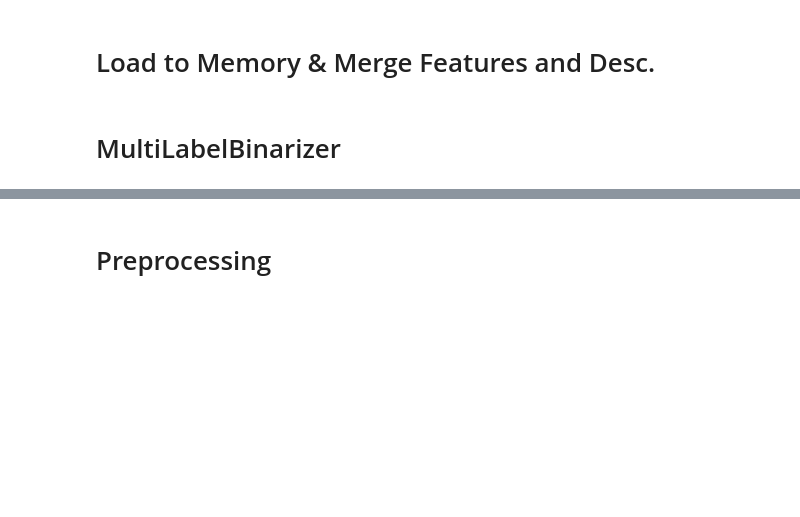
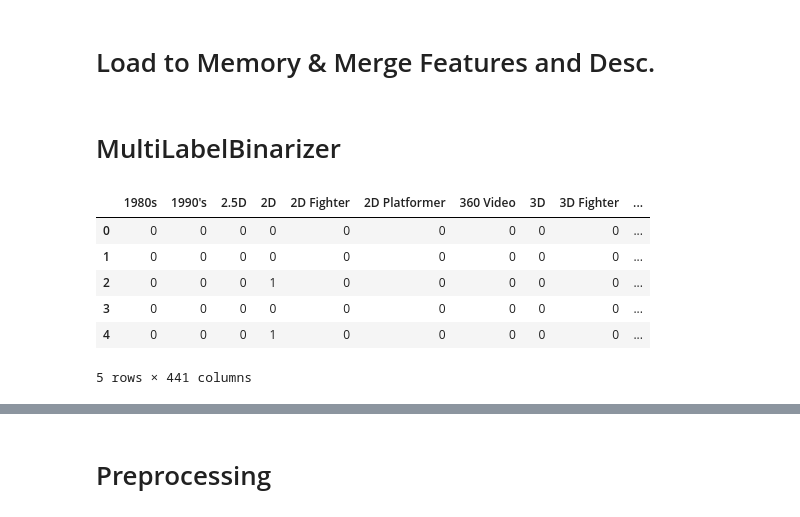
Before and after one commit to nicklus-14/game-recommendation-system, a Jupyter notebook: feature_engineering_and_similarity.ipynb, the cells around one changed output, grey strips where cells are left out. Cells and saved outputs as stored; diff of their text form; code cells hidden in the pictures; blank space fills up the shorter version.

Commit message:
tags_df.head

```diff
--- a/feature_engineering_and_similarity.ipynb
+++ b/feature_engineering_and_similarity.ipynb
@@ -33,7 +33,7 @@ metadata_df = None
 # %% [markdown]
 # MultiLabelBinarizer
 # %%
-# df = pd.read_csv('Altered CSVs/merged_game_data.csv')
+df = pd.read_csv('Altered CSVs/merged_game_data.csv')
 # %%
 mlb = MultiLabelBinarizer()
 
@@ -45,3 +45,13 @@ tag_matrix = mlb.fit_transform(df['tags'])
 tags_df = pd.DataFrame(tag_matrix, columns=mlb.classes_)
 
 df = pd.concat([df, tags_df], axis=1)
+# %%
+tags_df.head(5)
+# %% [output]
+|  | 1980s | 1990's | 2.5D | 2D | 2D Fighter | 2D Platformer | 360 Video | 3D | 3D Fighter | ... |
+| 0 | 0 | 0 | 0 | 0 | 0 | 0 | 0 | 0 | 0 | ... |
+| 1 | 0 | 0 | 0 | 0 | 0 | 0 | 0 | 0 | 0 | ... |
+| 2 | 0 | 0 | 0 | 1 | 0 | 0 | 0 | 0 | 0 | ... |
+| 3 | 0 | 0 | 0 | 0 | 0 | 0 | 0 | 0 | 0 | ... |
+| 4 | 0 | 0 | 0 | 1 | 0 | 0 | 0 | 0 | 0 | ... |
+5 rows × 441 columns
```
Also changed, not shown: parts of 6 cells of this notebook.
